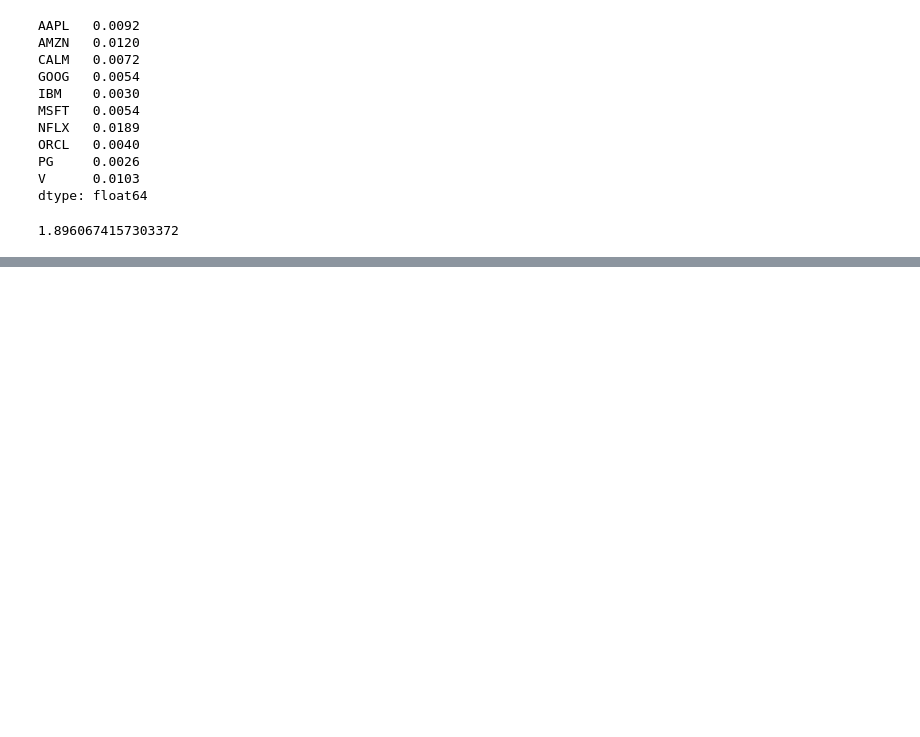
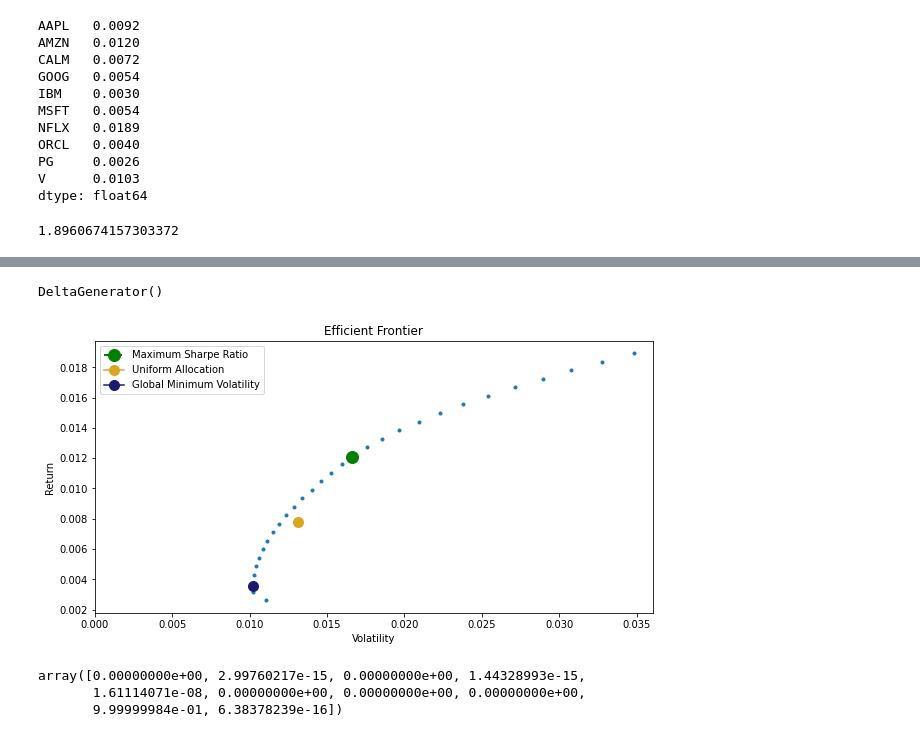
Before and after one commit to erenkotar/PORTFOLIO-OPTIMIZATION-with-REINFORCEMENT-LEARNING, a Jupyter notebook: App/analyze.ipynb, the cells around one changed output, grey strips where cells are left out. Saved outputs shown, nothing was run; the diff lists cells and outputs as text; code cells hidden in the pictures; blank space fills up the shorter version.

```diff
--- a/App/analyze.ipynb
+++ b/App/analyze.ipynb
@@ -472,0 +411,3 @@ tm.returns_d
+# %%
+cov = tm.returns.cov()
+cov
@@ -472,0 +426,3 @@ tm.returns_d
+# %%
+err = tm.annualize_rets(r=tm.returns, periods_per_year=12)
+err
@@ -472,0 +441,12 @@ tm.returns_d
+# %%
+fig, weights_df = MPT.plot_ef(n_points=30, er=err, cov=cov, riskfree_rate=0)
+st.pyplot(fig=fig,)
+# %% [output]
+DeltaGenerator()
+[figure, added]
+# %%
+weights[0]
+# %% [output]
+array([0.00000000e+00, 2.99760217e-15, 0.00000000e+00, 1.44328993e-15,
+       1.61114071e-08, 0.00000000e+00, 0.00000000e+00, 0.00000000e+00,
+       9.99999984e-01, 6.38378239e-16])
```
Also changed, not shown: parts of 12 cells of this notebook, 4 other files.
